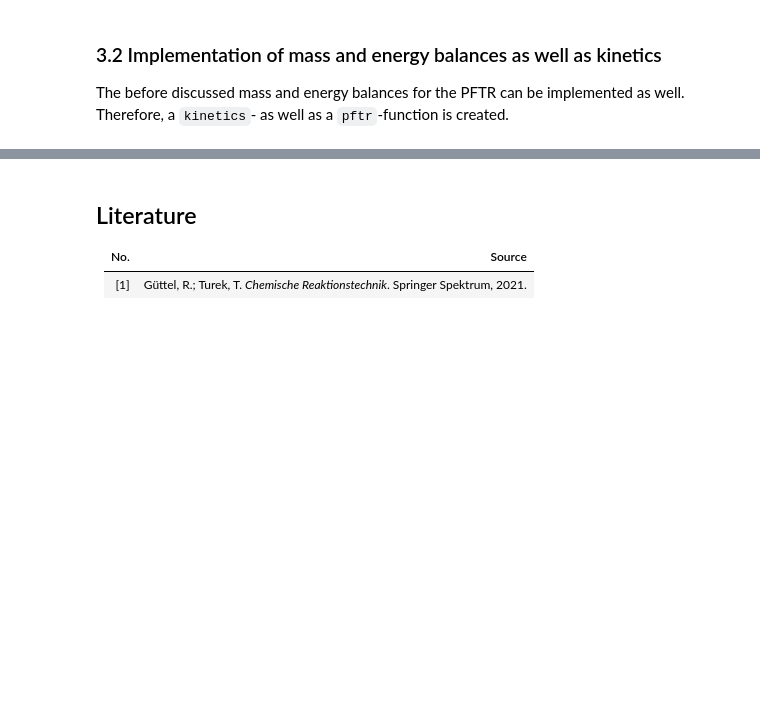
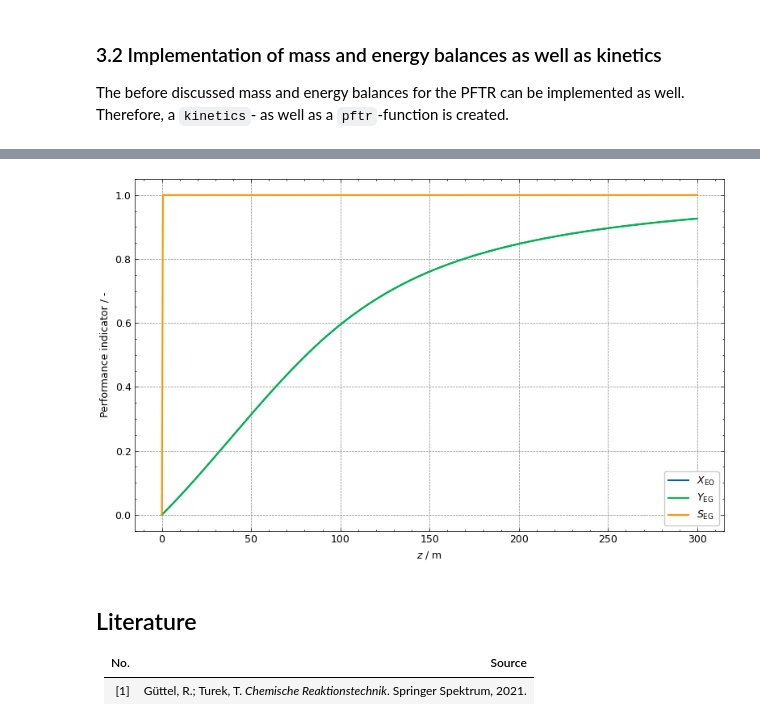
Before and after one commit to JulianStierstorfer/CRE3-Assignment-3, a Jupyter notebook: Assignment 3 Group 4.ipynb, the cells around one changed output, grey strips where cells are left out. Cells and saved outputs as stored; diff of their text form; code cells hidden in the pictures; blank space fills up the shorter version.

Commit message:
added yield, conversion and selecivity calculation

```diff
--- a/Assignment 3 Group 4.ipynb
+++ b/Assignment 3 Group 4.ipynb
@@ -411,3 +534,24 @@ plt.show()
+# %%
+# Calculate performance profiles
+
+X_EO, Y_EG, S_EG = calculate_performance(c_EO, c_EG)
+
+# Plot conversion, yield and selectivity profiles
+
+plt.figure(figsize=(8, 5))
+
+plt.plot(z, X_EO, label=r"$X_{\mathrm{EO}}$")
+plt.plot(z, Y_EG, label=r"$Y_{\mathrm{EG}}$")
+plt.plot(z, S_EG, label=r"$S_{\mathrm{EG}}$")
+
+plt.xlabel(r"$z$ / m")
+plt.ylabel(r"Performance indicator / -")
+plt.legend()
+
+plt.tight_layout()
+plt.show()
+# %% [output]
+[figure, added]
 # %% [markdown]
 ## Literature
 
```
Also changed, not shown: parts of 5 cells of this notebook.
